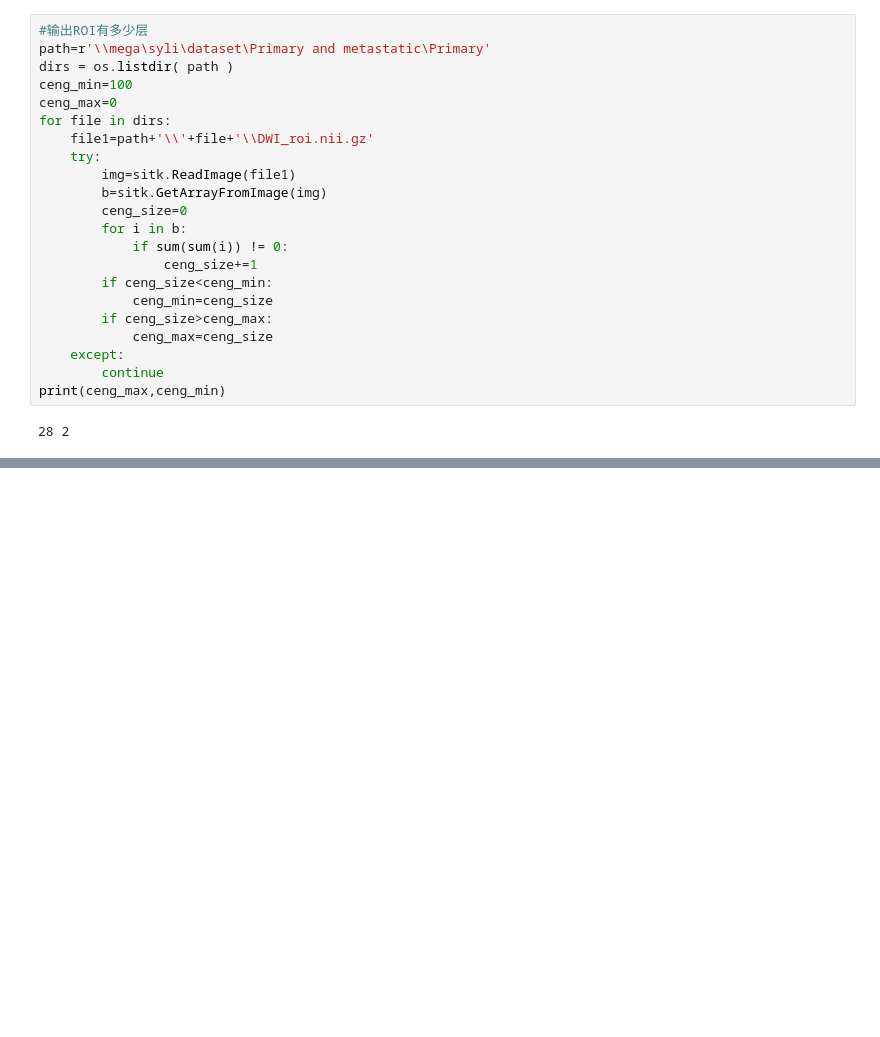
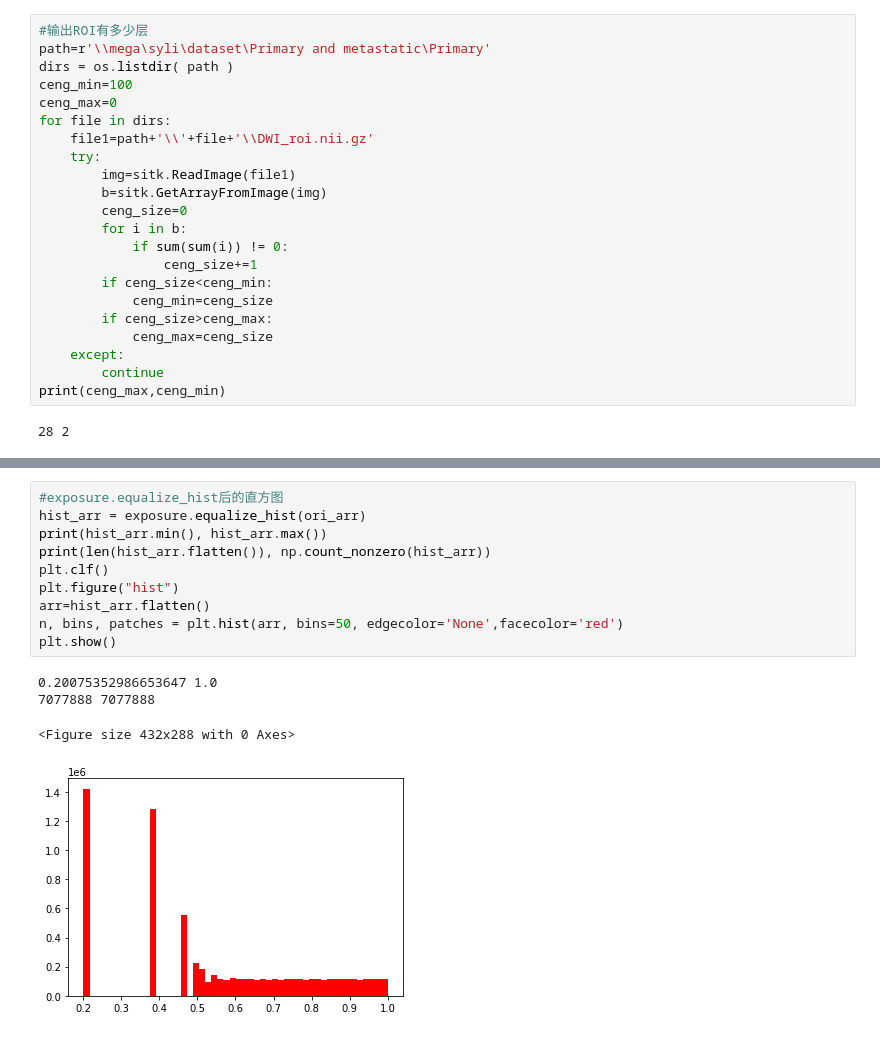
Before and after one commit to shenchuxiaofugui/local, a Jupyter notebook: peizhun.ipynb, the cells around one changed output, grey strips where cells are left out. Drawn from its saved outputs; the diff is of its cells as text; blank space fills up the shorter version.

```diff
--- a/peizhun.ipynb
+++ b/peizhun.ipynb
@@ -152,0 +212,15 @@ print(ceng_max,ceng_min)
+# %%
+#exposure.equalize_hist后的直方图
+hist_arr = exposure.equalize_hist(ori_arr)
+print(hist_arr.min(), hist_arr.max())
+print(len(hist_arr.flatten()), np.count_nonzero(hist_arr))
+plt.clf()
+plt.figure("hist")
+arr=hist_arr.flatten()
+n, bins, patches = plt.hist(arr, bins=50, edgecolor='None',facecolor='red')
+plt.show()
+# %% [output]
+0.20075352986653647 1.0
+7077888 7077888
+<Figure size 432x288 with 0 Axes>
+[figure, added]
```
Also changed, not shown: parts of 13 cells of this notebook, 39 other files.
